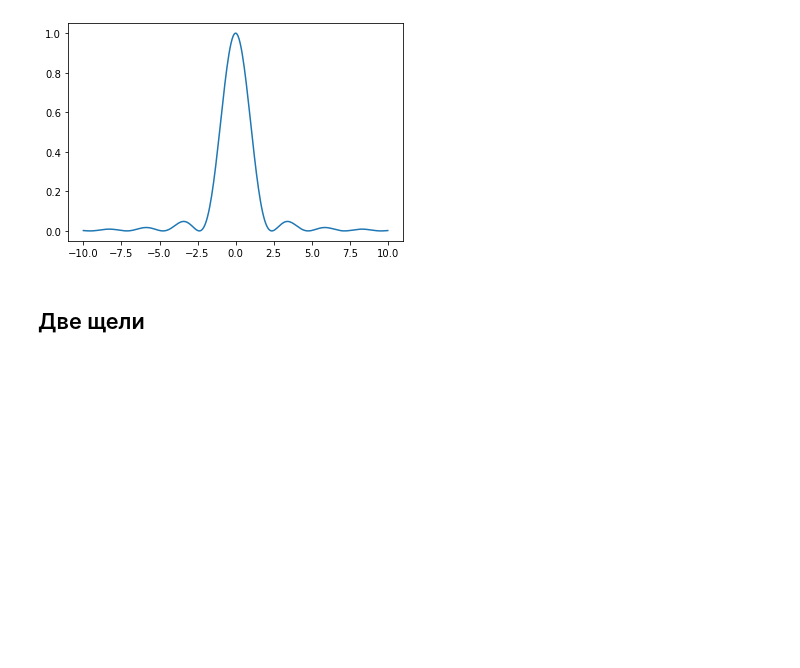
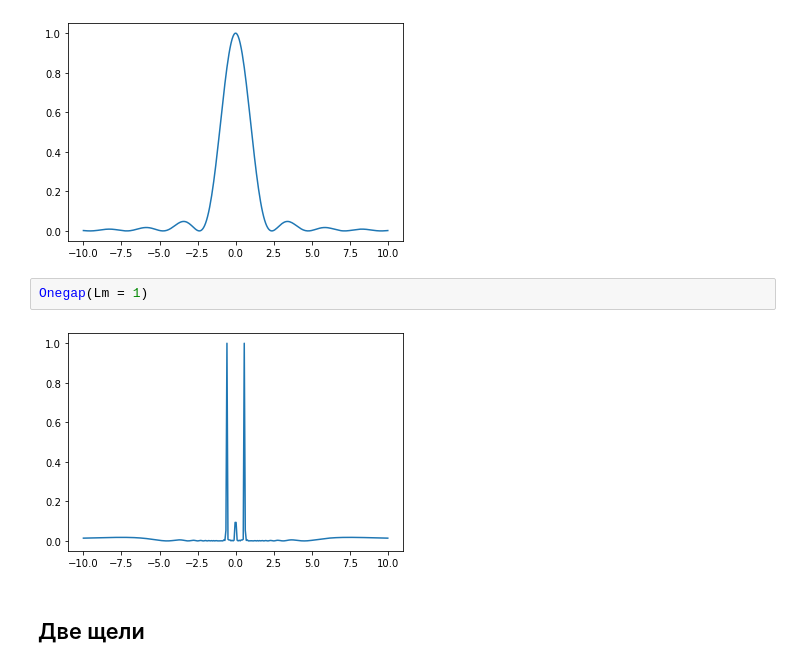
Before and after one commit to droidroot1995/DAFE_Python_914, a Jupyter notebook: Idiatulov_Azat/waves_and_optics_practice.ipynb, the cells around one changed output. Cells and saved outputs as stored; diff of their text form; blank space fills up the shorter version.

```diff
--- a/Idiatulov_Azat/waves_and_optics_practice.ipynb
+++ b/Idiatulov_Azat/waves_and_optics_practice.ipynb
@@ -176,6 +176,10 @@ Onegap(Lm = 50)
 Onegap(Lm = 100)
 # %% [output]
 [figure]
+# %%
+Onegap(Lm = 1)
+# %% [output]
+[figure, added]
 # %% [markdown]
 ## Две щели
 # %%
```
Also changed, not shown: parts of 1 cell of this notebook, 1 other file.
